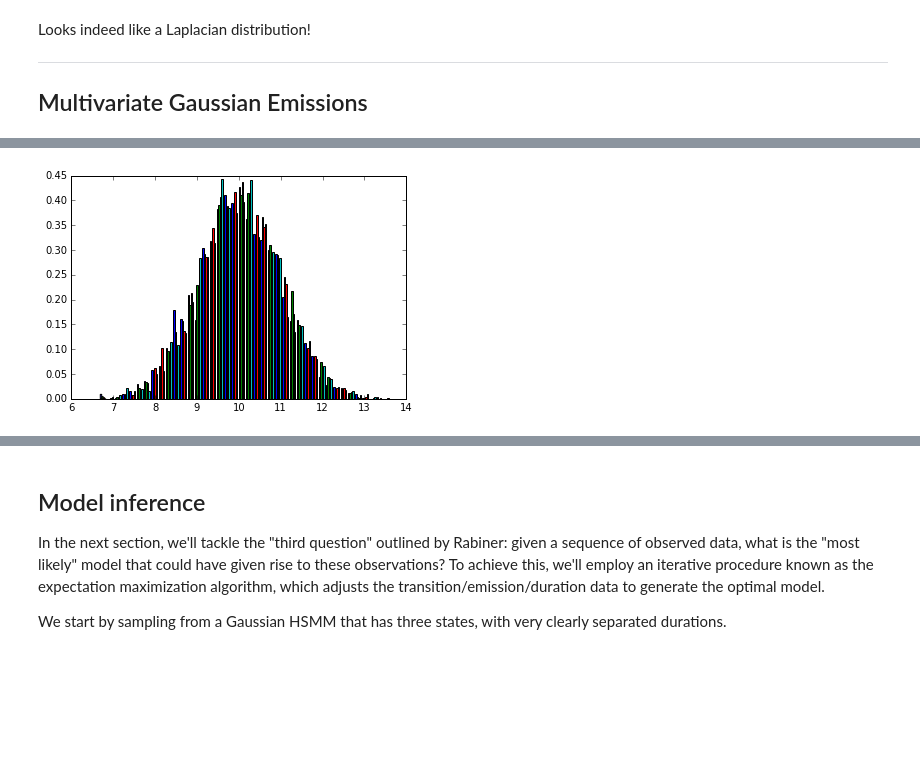
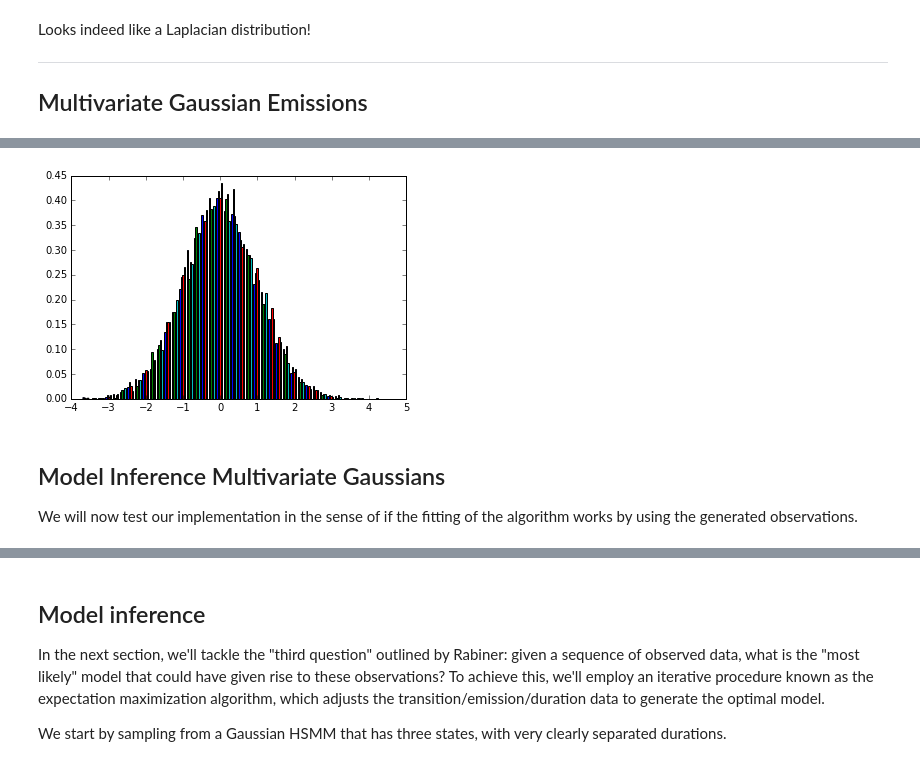
Before and after one commit to dpaysan/hsmmlearn, a Jupyter notebook: notebooks/tutorial.ipynb, the cells around one changed output, grey strips where cells are left out. Cells and saved outputs as stored; diff of their text form; code cells hidden in the pictures; blank space fills up the shorter version.

Commit message:
updated to test new FBImpl via simulation study

```diff
--- a/notebooks/tutorial.ipynb
+++ b/notebooks/tutorial.ipynb
@@ -216,3 +179,8 @@ class MultivariateGaussianEmissions(AbstractEmissions):
 # %%
 means = [[0.,0.,0.,0.],[5.,5.,5.,5.], [10.,10.,10.,10.]]
-scales = [np.ones(4), np.ones(4), np.ones(4)]
+scales = np.array([np.identity(4), np.identity(4), np.identity(4)])
+
+print(means)
+print(scales)
+print(durations)
+print(tmat)
@@ -219,12 +205,15 @@ scales = [np.ones(4), np.ones(4), np.ones(4)]
 # %%
-mv_gaussian_hsmm= HSMMModel(
-    MultivariateGaussianEmissions(means, scales), durations, tmat)
+mv_gaussian_hsmm= MultivariateGaussianHSMM(means, scales, durations, tmat)
 observations, states = mv_gaussian_hsmm.sample_multivariate(4,10000)
 # %%
-state0_mask = states == 2
+state0_mask = states == 0
 observations_state0 = observations[state0_mask]
 
 fig, ax = plt.subplots()
 _ = ax.hist(observations_state0, bins=40, normed=True)
 # %% [output]
-[figure, old version]
+[figure, new version]
+# %% [markdown]
+## Model Inference Multivariate Gaussians
+
+We will now test our implementation in the sense of if the fitting of the algorithm works by using the generated observations.
```
Also changed, not shown: parts of 19 cells of this notebook.
